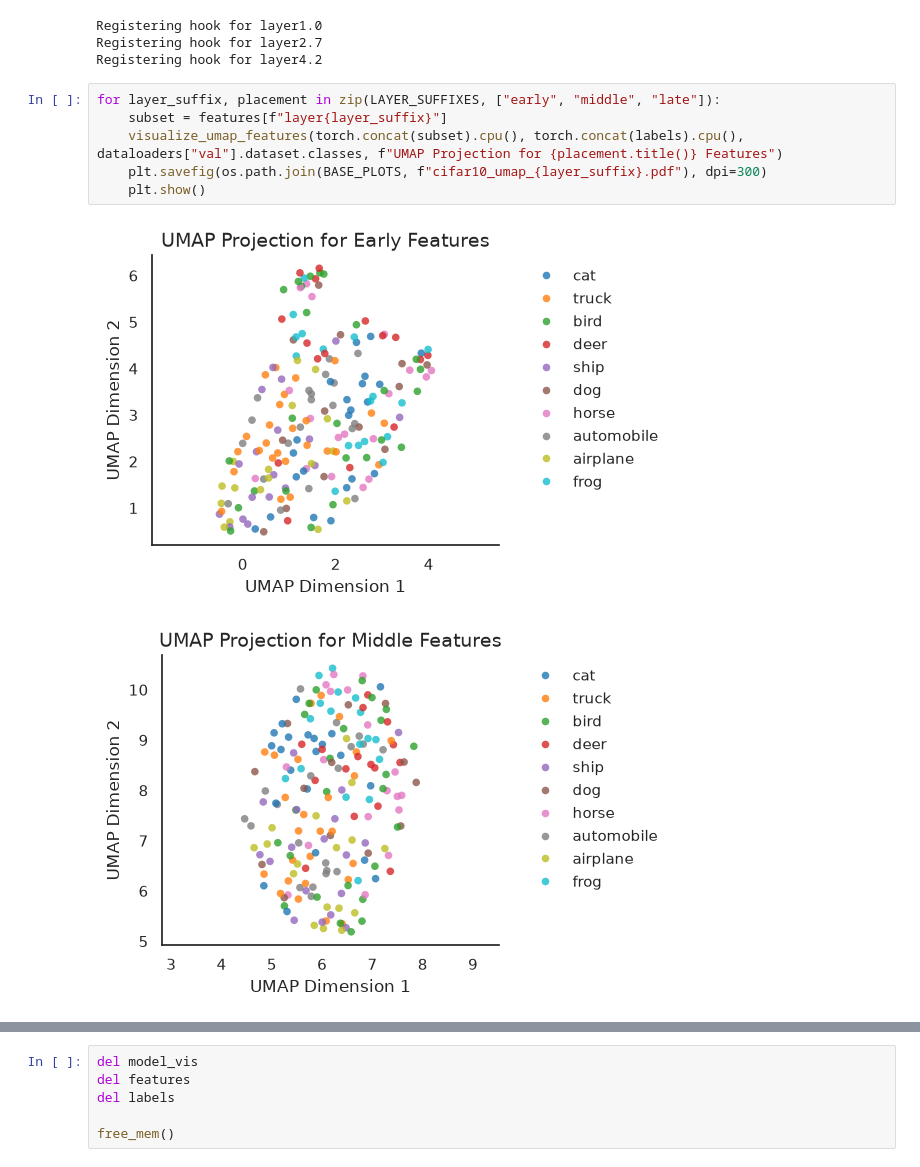
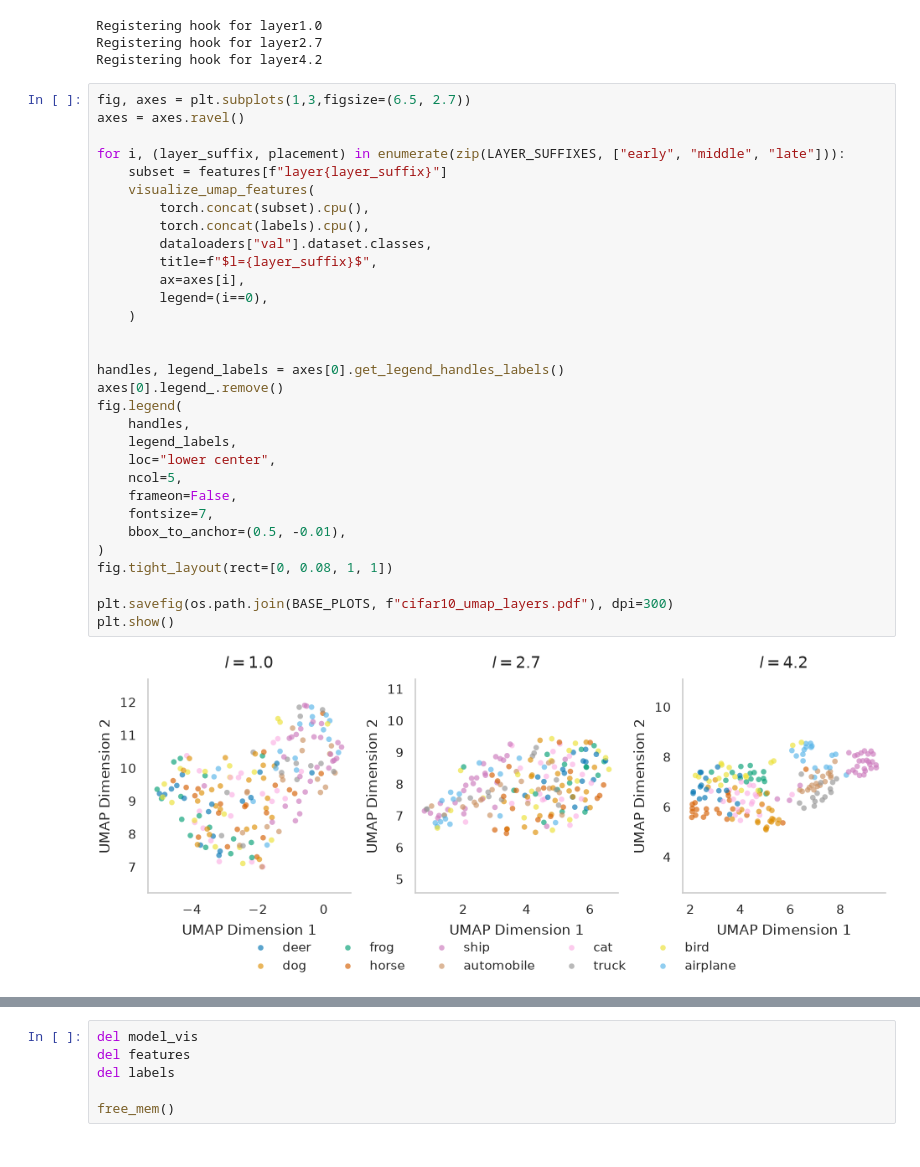
Before and after one commit to l-laidev/Advanced-Topics-in-Machine-Learning, a Jupyter notebook: PA0/Task 1 Inner Workings of ResNet-152 Part 3.ipynb, the cells around one changed output, grey strips where cells are left out. Drawn from its saved outputs; the diff is of its cells as text.

Commit message:
Rerun with NeurIPS styling: CNN Task 3 (feature visualization)

```diff
--- a/PA0/Task 1 Inner Workings of ResNet-152 Part 3.ipynb
+++ b/PA0/Task 1 Inner Workings of ResNet-152 Part 3.ipynb
@@ -97,11 +98,35 @@ Registering hook for layer1.0
 Registering hook for layer2.7
 Registering hook for layer4.2
 # %%
-for layer_suffix, placement in zip(LAYER_SUFFIXES, ["early", "middle", "late"]):
+fig, axes = plt.subplots(1,3,figsize=(6.5, 2.7))
+axes = axes.ravel()
+
+for i, (layer_suffix, placement) in enumerate(zip(LAYER_SUFFIXES, ["early", "middle", "late"])):
     subset = features[f"layer{layer_suffix}"]
-    visualize_umap_features(torch.concat(subset).cpu(), torch.concat(labels).cpu(), dataloaders["val"].dataset.classes, f"UMAP Projection for {placement.title()} Features")
-    plt.savefig(os.path.join(BASE_PLOTS, f"cifar10_umap_{layer_suffix}.pdf"), dpi=300)
-    plt.show()
+    visualize_umap_features(
+        torch.concat(subset).cpu(),
+        torch.concat(labels).cpu(),
+        dataloaders["val"].dataset.classes,
+        title=f"$l={layer_suffix}$",
+        ax=axes[i],
+        legend=(i==0),
+    )
+
+
+handles, legend_labels = axes[0].get_legend_handles_labels()
+axes[0].legend_.remove()
+fig.legend(
+    handles,
+    legend_labels,
+    loc="lower center",
+    ncol=5,
+    frameon=False,
+    fontsize=7,
+    bbox_to_anchor=(0.5, -0.01),
+)
+fig.tight_layout(rect=[0, 0.08, 1, 1])
+
+plt.savefig(os.path.join(BASE_PLOTS, f"cifar10_umap_layers.pdf"), dpi=300)
+plt.show()
 # %% [output]
-[figure, old version]
+[figure, new version]
-[figure, removed]
```
Also changed, not shown: parts of 2 cells of this notebook, 1 other file.
